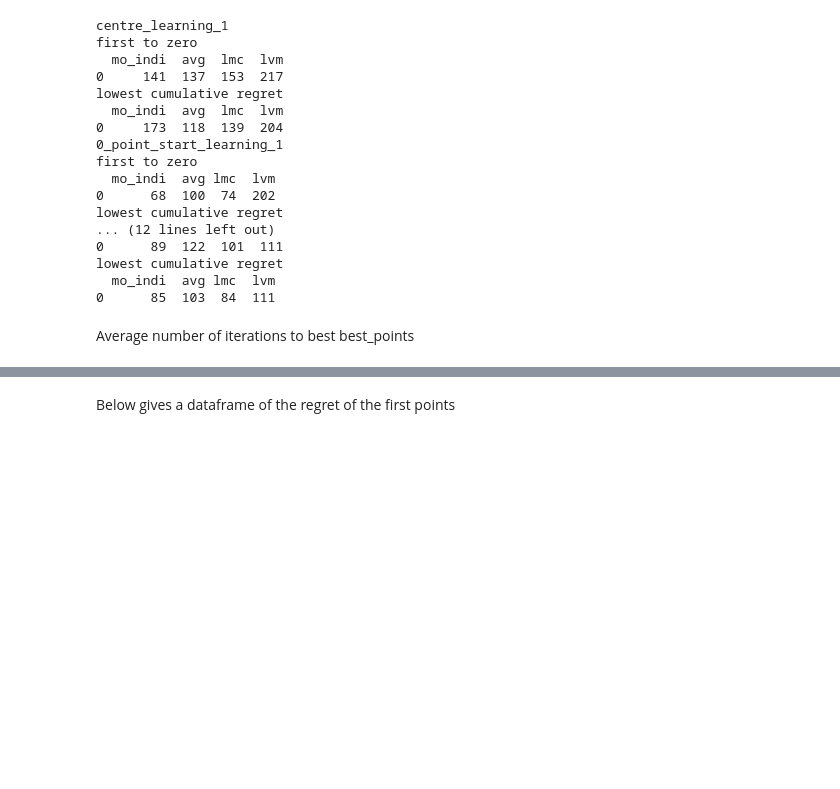
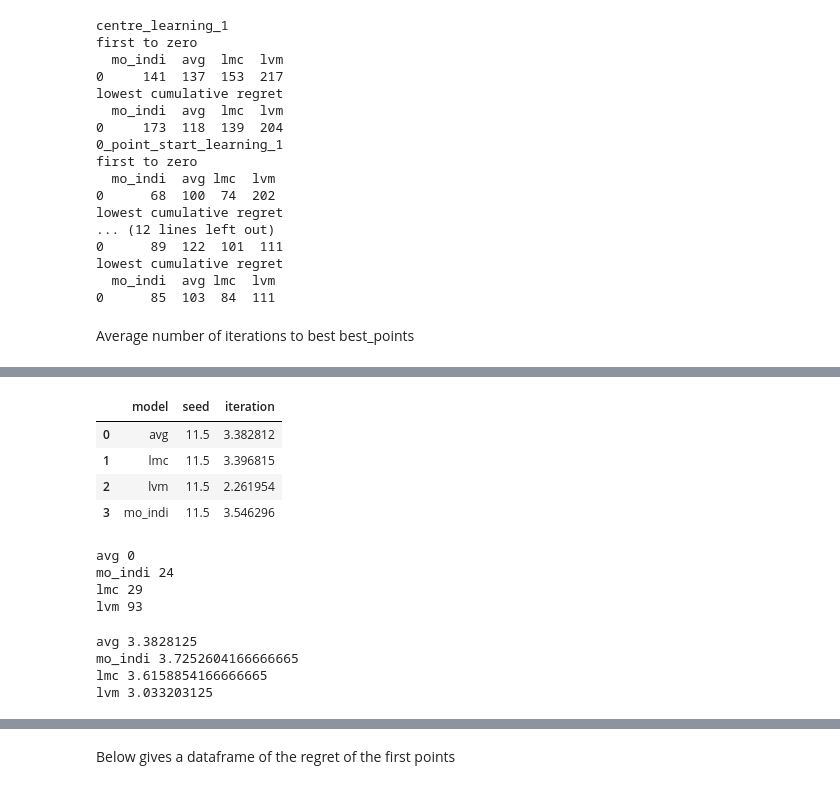
Before and after one commit to RSedgwick/TL_DOE_4_DNA, a Jupyter notebook: analysis/constrained_retrospective_bayesian_optimisation_results.ipynb, the cells around one changed output, grey strips where cells are left out. Saved outputs shown, nothing was run; the diff lists cells and outputs as text; code cells hidden in the pictures; blank space fills up the shorter version.

```diff
--- a/analysis/constrained_retrospective_bayesian_optimisation_results.ipynb
+++ b/analysis/constrained_retrospective_bayesian_optimisation_results.ipynb
@@ -460,0 +526,25 @@ dtype: float64
+# %%
+total_df.groupby(['model']).mean().reset_index()
+# %% [output]
+|  | model | seed | iteration |
+| 0 | avg | 11.5 | 3.382812 |
+| 1 | lmc | 11.5 | 3.396815 |
+| 2 | lvm | 11.5 | 2.261954 |
+| 3 | mo_indi | 11.5 | 3.546296 |
+# %%
+for model_name, total_list in totals.items():
+    print(model_name, np.sum(np.isnan(total_list)))
+# %% [output]
+avg 0
+mo_indi 24
+lmc 29
+lvm 93
+# %%
+for model_name, total_list in totals.items():
+    total_list = [15 if np.isnan(x) else x for x in total_list]
+    print(model_name, np.mean(total_list))
+# %% [output]
+avg 3.3828125
+mo_indi 3.7252604166666665
+lmc 3.6158854166666665
+lvm 3.033203125
```
Also changed, not shown: parts of 27 cells of this notebook, 23 other files.
